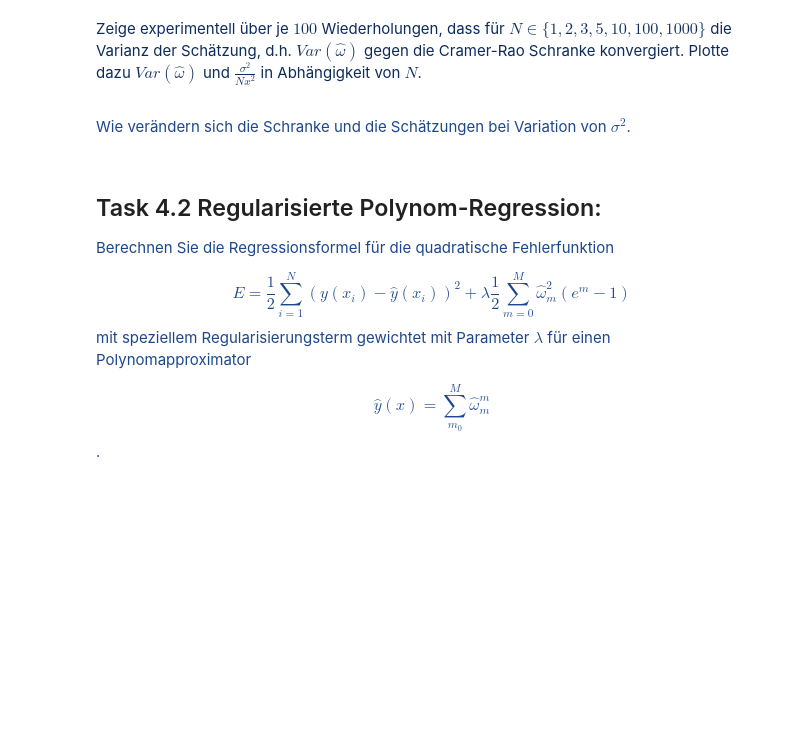
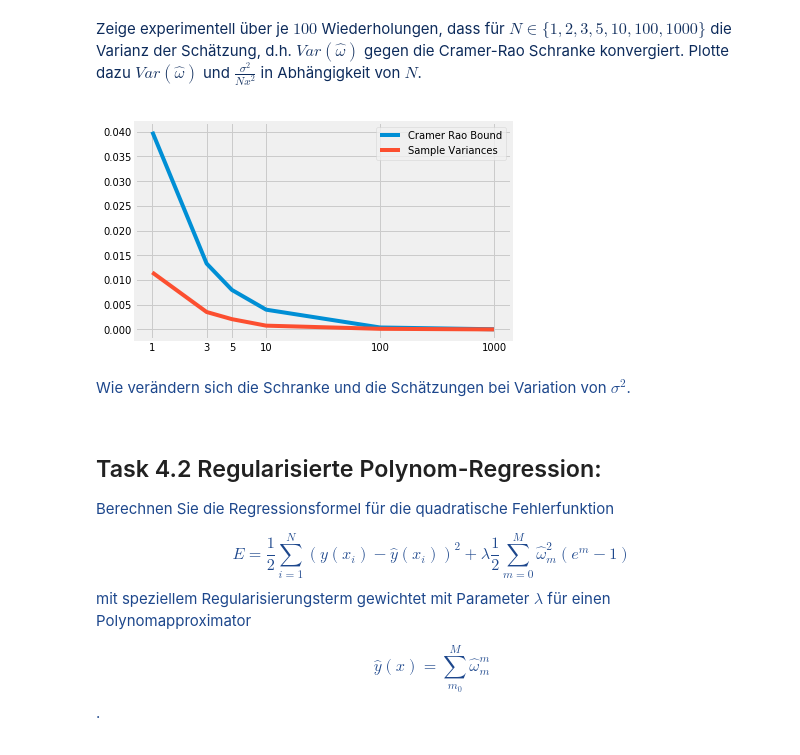
Before and after one commit to jonasitzmann/grundlagen_ml, a Jupyter notebook: ex4.ipynb, the cells around one changed output. Saved outputs shown, nothing was run; the diff lists cells and outputs as text; code cells hidden in the pictures; blank space fills up the shorter version.

```diff
--- a/ex4.ipynb
+++ b/ex4.ipynb
@@ -26,6 +71,22 @@ $\frac{\sigma^2}{Nx^2}$
 in Abhängigkeit von $N$.
 
 </font>
+# %%
+n_reps = 100
+distribution = BocciaDistribution()
+ns = np.array([1, 3, 5, 10, 100, 1000])
+cramer_rao_bounds = distribution.sigma**2 / (ns * distribution.x_0**2)
+sample_variances = [sample_variance(np.array(
+    [sample_mean(distribution.get_samples(n)) for _ in range(n_reps)]
+))for n in ns]
+fig, ax = plt.subplots()
+ax.set_xscale('log')
+ax.plot(ns, cramer_rao_bounds, label="Cramer Rao Bound")
+ax.plot(ns, sample_variances, label="Sample Variances")
+plt.xticks(ns, [str(n) for n in ns], axes=ax)
+ax.legend();
+# %% [output]
+[figure, added]
 # %% [markdown]
 <font color='#1d478c'>
 
```
Also changed, not shown: parts of 9 cells of this notebook.
